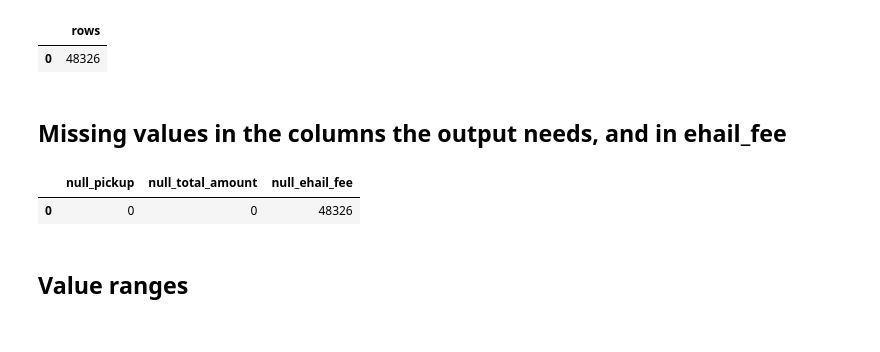
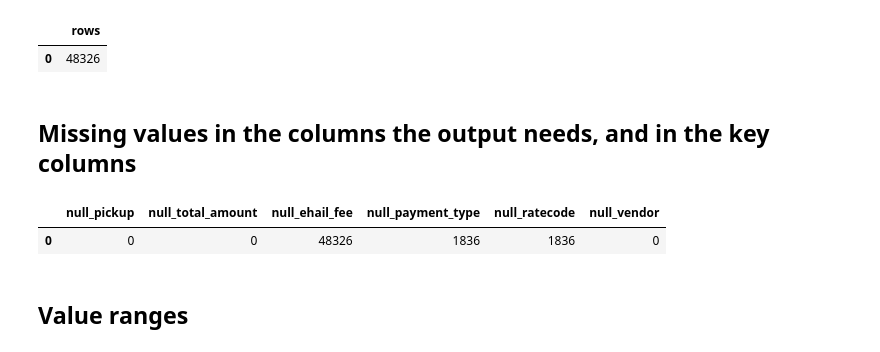
Before and after one commit to jolennd/mle-data-pipeline, a Jupyter notebook: notebooks/02_explore_green_trips.ipynb, the cells around one changed output. Cells and saved outputs as stored; diff of their text form; code cells hidden in the pictures.

```diff
--- a/notebooks/02_explore_green_trips.ipynb
+++ b/notebooks/02_explore_green_trips.ipynb
@@ -43,15 +65,18 @@ con.sql(f'select count(*) as rows from {src}').df()
 |  | rows |
 | 0 | 48326 |
 # %% [markdown]
-## Missing values in the columns the output needs, and in ehail_fee
+## Missing values in the columns the output needs, and in the key columns
 # %%
-con.sql(f'''select count(*) filter (where lpep_pickup_datetime is null) as null_pickup,
+con.sql(f"""select count(*) filter (where lpep_pickup_datetime is null) as null_pickup,
   count(*) filter (where total_amount is null) as null_total_amount,
-  count(*) filter (where ehail_fee is null) as null_ehail_fee
-from {src}''').df()
+  count(*) filter (where ehail_fee is null) as null_ehail_fee,
+  count(*) filter (where payment_type is null) as null_payment_type,
+  count(*) filter (where RatecodeID is null) as null_ratecode,
+  count(*) filter (where VendorID is null) as null_vendor
+from {src}""").df()
 # %% [output]
-|  | null_pickup | null_total_amount | null_ehail_fee |
-| 0 | 0 | 0 | 48326 |
+|  | null_pickup | null_total_amount | null_ehail_fee | null_payment_type | null_ratecode | null_vendor |
+| 0 | 0 | 0 | 48326 | 1836 | 1836 | 0 |
 # %% [markdown]
 ## Value ranges
 # %%
```
Also changed, not shown: parts of 23 cells of this notebook.
